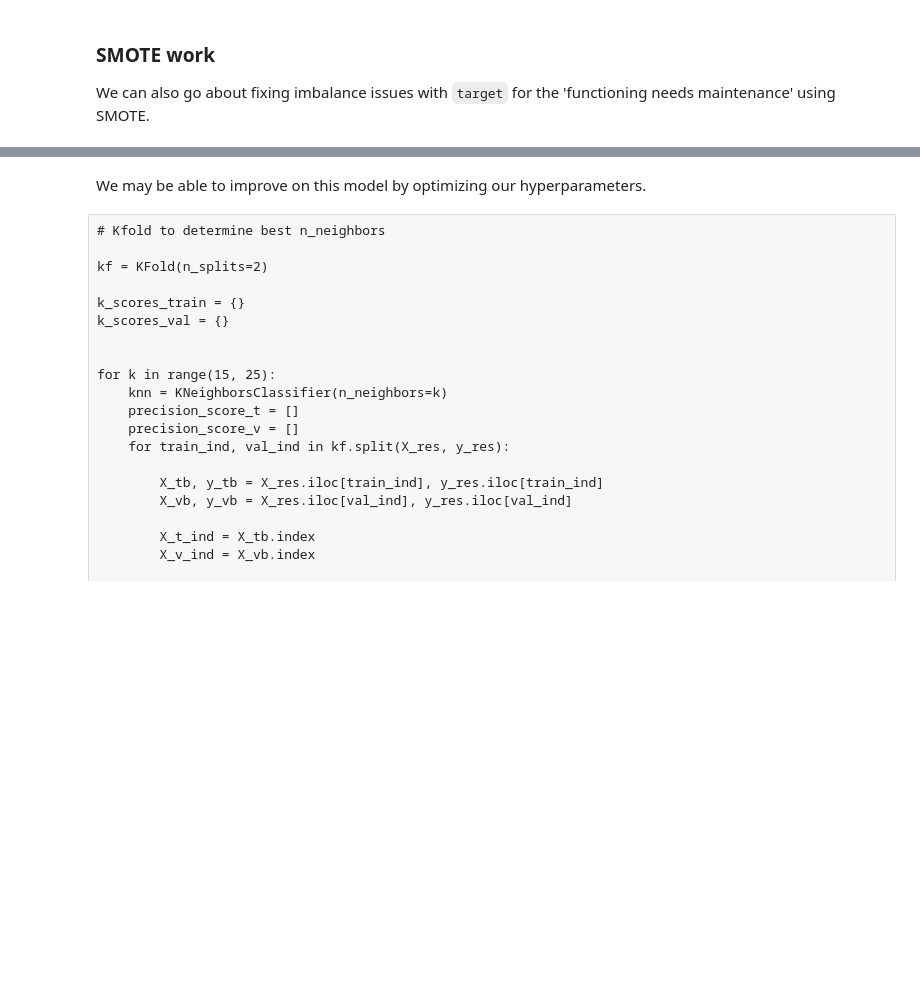
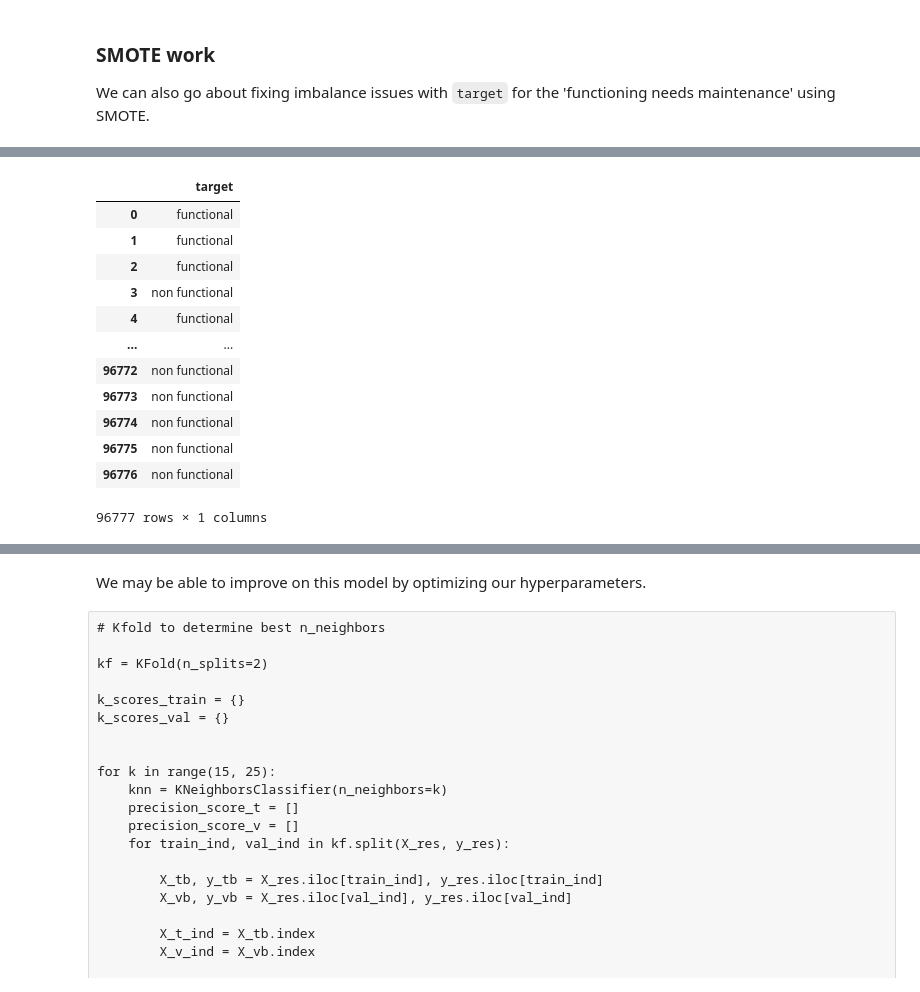
Before and after one commit to sgchatrathi/tanzania-water-projectp3, a Jupyter notebook: Tanzania_Wells.ipynb, the cells around one changed output, grey strips where cells are left out. Saved outputs shown, nothing was run; the diff lists cells and outputs as text; code cells hidden in the pictures; blank space fills up the shorter version.

```diff
--- a/Tanzania_Wells.ipynb
+++ b/Tanzania_Wells.ipynb
@@ -838,8 +871,24 @@ y_res.to_csv(path_or_buf = "./Data/Y_SMOTE.csv", header=True)
 # %%
 # Import SMOTE dataframes from CSV for use on other machines
 
-X_res = pd.read_csv('./Data/X_SMOTE.csv')
-y_res = pd.read_csv('./Data/Y_SMOTE.csv')
+X_res = pd.read_csv('./Data/X_SMOTE.csv', index_col = False)
+y_res = pd.read_csv('./Data/Y_SMOTE.csv', index_col = False)
+# %%
+y_res
+# %% [output]
+|  | target |
+| 0 | functional |
+| 1 | functional |
+| 2 | functional |
+| 3 | non functional |
+| 4 | functional |
+| ... | ... |
+| 96772 | non functional |
+| 96773 | non functional |
+| 96774 | non functional |
+| 96775 | non functional |
+| 96776 | non functional |
+96777 rows × 1 columns
 # %%
 # Validation split
 X_res_train, X_res_test, y_res_train, y_res_test = train_test_split(X_res, y_res,
```
Also changed, not shown: parts of 12 cells of this notebook, 2 other files.
